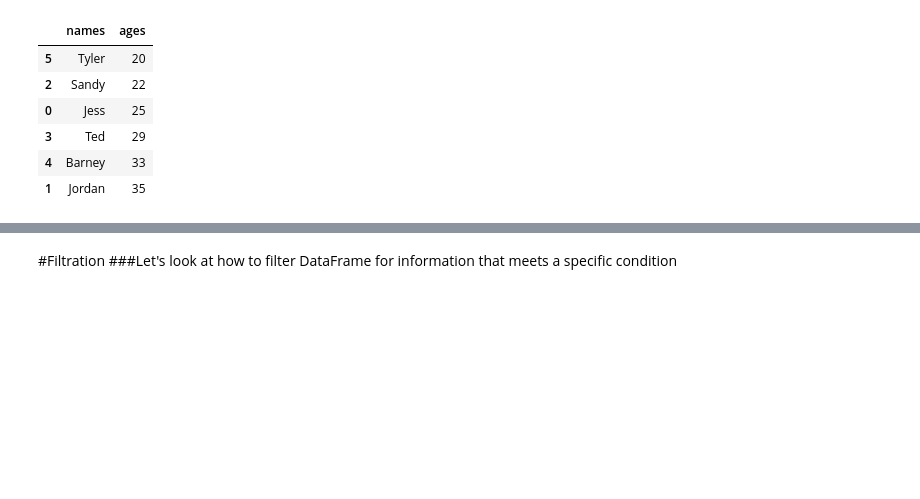
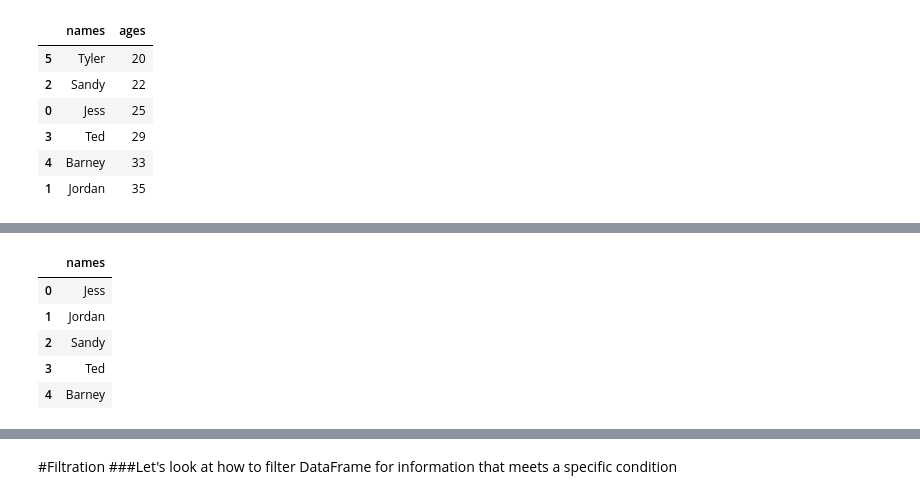
Before and after one commit to vsbca/Data-Science, a Jupyter notebook: intro_to_pandas.ipynb, the cells around one changed output, grey strips where cells are left out. Saved outputs shown, nothing was run; the diff lists cells and outputs as text; code cells hidden in the pictures; blank space fills up the shorter version.

```diff
--- a/intro_to_pandas.ipynb
+++ b/intro_to_pandas.ipynb
@@ -212,0 +221,10 @@ df.sort_values("ages")
+# %%
+df2 = df.filter(items=["names"])
+df2.head()
+# %% [output]
+|  | names |
+| 0 | Jess |
+| 1 | Jordan |
+| 2 | Sandy |
+| 3 | Ted |
+| 4 | Barney |
```
Also changed, not shown: parts of 9 cells of this notebook.
